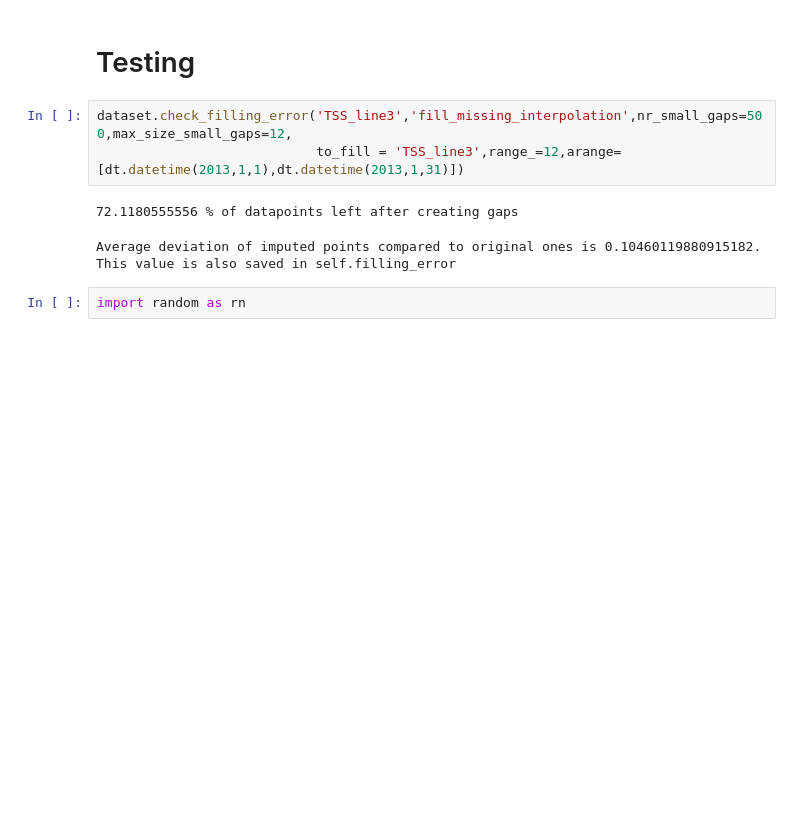
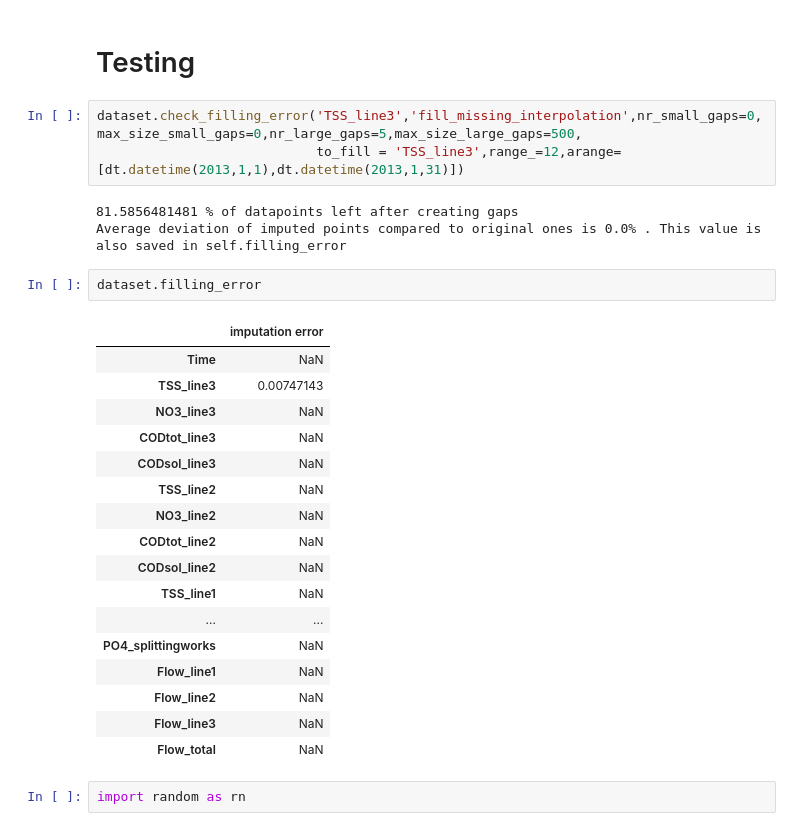
Before and after one commit to UGentBiomath/wwdata, a Jupyter notebook: Showcase_OnlineSensorBased_scrapbook.ipynb, the cells around one changed output. Saved outputs shown, nothing was run; the diff lists cells and outputs as text; blank space fills up the shorter version.

```diff
--- a/Showcase_OnlineSensorBased_scrapbook.ipynb
+++ b/Showcase_OnlineSensorBased_scrapbook.ipynb
@@ -259,11 +259,31 @@ dataset.calc_total_proportional('Flow_total',
 # %% [markdown]
 # Testing
 # %%
-dataset.check_filling_error('TSS_line3','fill_missing_interpolation',nr_small_gaps=500,max_size_small_gaps=12,
+dataset.check_filling_error('TSS_line3','fill_missing_interpolation',nr_small_gaps=0,max_size_small_gaps=0,nr_large_gaps=5,max_size_large_gaps=500,
                             to_fill = 'TSS_line3',range_=12,arange=[dt.datetime(2013,1,1),dt.datetime(2013,1,31)])
 # %% [output]
-72.1180555556 % of datapoints left after creating gaps
+81.5856481481 % of datapoints left after creating gaps
+Average deviation of imputed points compared to original ones is 0.0% . This value is also saved in self.filling_error
-Average deviation of imputed points compared to original ones is 0.10460119880915182. This value is also saved in self.filling_error
+# %%
+dataset.filling_error
+# %% [output]
+|  | imputation error |
+| Time | NaN |
+| TSS_line3 | 0.00747143 |
+| NO3_line3 | NaN |
+| CODtot_line3 | NaN |
+| CODsol_line3 | NaN |
+| TSS_line2 | NaN |
+| NO3_line2 | NaN |
+| CODtot_line2 | NaN |
+| CODsol_line2 | NaN |
+| TSS_line1 | NaN |
+| ... | ... |
+| PO4_splittingworks | NaN |
+| Flow_line1 | NaN |
+| Flow_line2 | NaN |
+| Flow_line3 | NaN |
+| Flow_total | NaN |
 # %%
 import random as rn
 # %%
```
Also changed, not shown: parts of 4 cells of this notebook, 1 other file.
